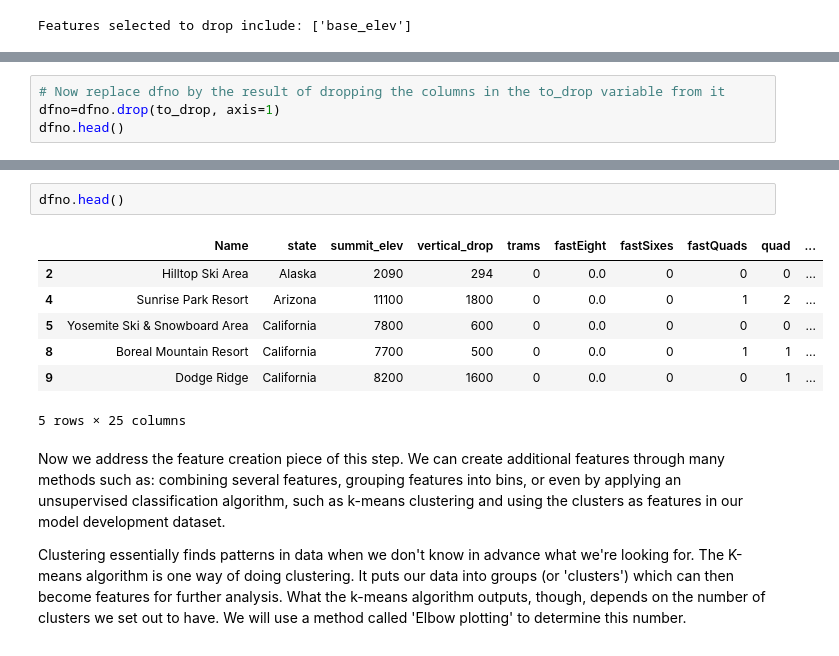
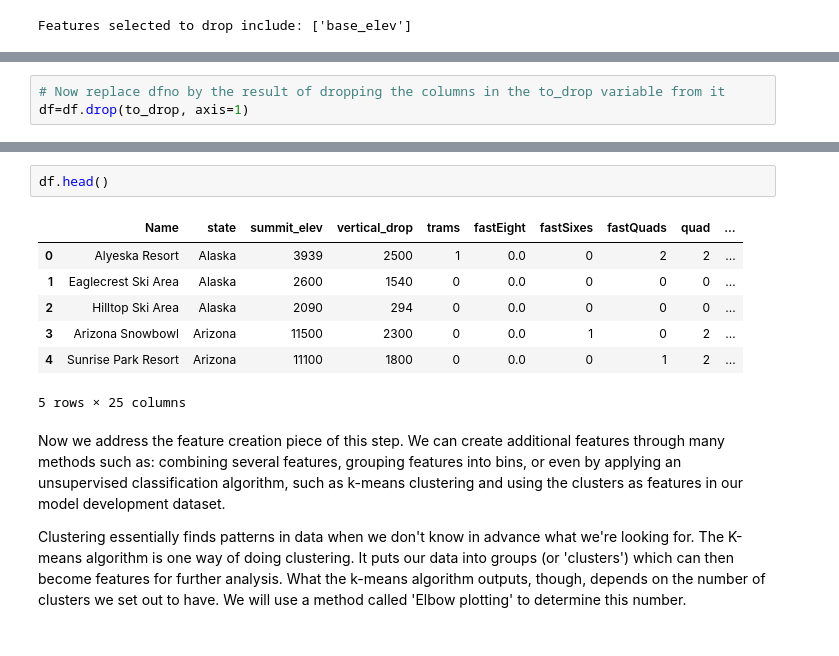
Before and after one commit to bauyrjanj/GuidedCapstone-1, a Jupyter notebook: EDA/GuidedCapstoneStep3HL.ipynb, the cells around one changed output, grey strips where cells are left out. Drawn from its saved outputs; the diff is of its cells as text.

```diff
--- a/EDA/GuidedCapstoneStep3HL.ipynb
+++ b/EDA/GuidedCapstoneStep3HL.ipynb
@@ -292,4 +292,3 @@ Reduced dataframe size:  (176, 25)
 # %%
 # Now replace dfno by the result of dropping the columns in the to_drop variable from it
-dfno=dfno.drop(to_drop, axis=1)
-dfno.head()
+df=df.drop(to_drop, axis=1)
@@ -304,12 +295,12 @@ dfno.head()
 # %%
-dfno.head()
+df.head()
 # %% [output]
 |  | Name | state | summit_elev | vertical_drop | trams | fastEight | fastSixes | fastQuads | quad | ... |
+| 0 | Alyeska Resort | Alaska | 3939 | 2500 | 1 | 0.0 | 0 | 2 | 2 | ... |
+| 1 | Eaglecrest Ski Area | Alaska | 2600 | 1540 | 0 | 0.0 | 0 | 0 | 0 | ... |
 | 2 | Hilltop Ski Area | Alaska | 2090 | 294 | 0 | 0.0 | 0 | 0 | 0 | ... |
+| 3 | Arizona Snowbowl | Arizona | 11500 | 2300 | 0 | 0.0 | 1 | 0 | 2 | ... |
 | 4 | Sunrise Park Resort | Arizona | 11100 | 1800 | 0 | 0.0 | 0 | 1 | 2 | ... |
-| 5 | Yosemite Ski & Snowboard Area | California | 7800 | 600 | 0 | 0.0 | 0 | 0 | 0 | ... |
-| 8 | Boreal Mountain Resort | California | 7700 | 500 | 0 | 0.0 | 0 | 1 | 1 | ... |
-| 9 | Dodge Ridge | California | 8200 | 1600 | 0 | 0.0 | 0 | 0 | 1 | ... |
 5 rows × 25 columns
 # %% [markdown]
 Now we address the feature creation piece of this step. We can create additional features through many methods such as: combining several features, grouping features into bins, or even by applying an unsupervised classification algorithm, such as k-means clustering and using the clusters as features in our model development dataset.
```
Also changed, not shown: parts of 10 cells of this notebook, 1 other file.
